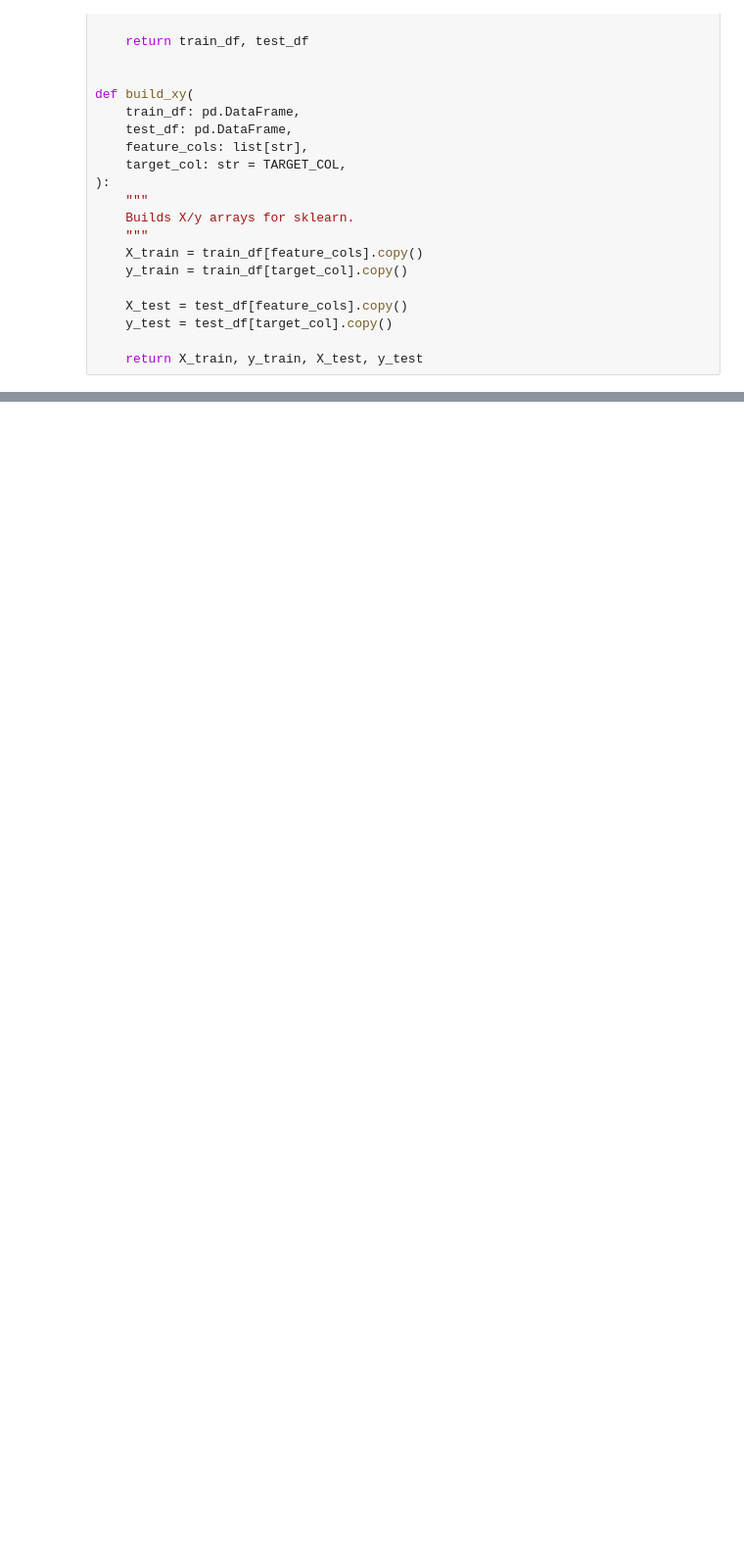
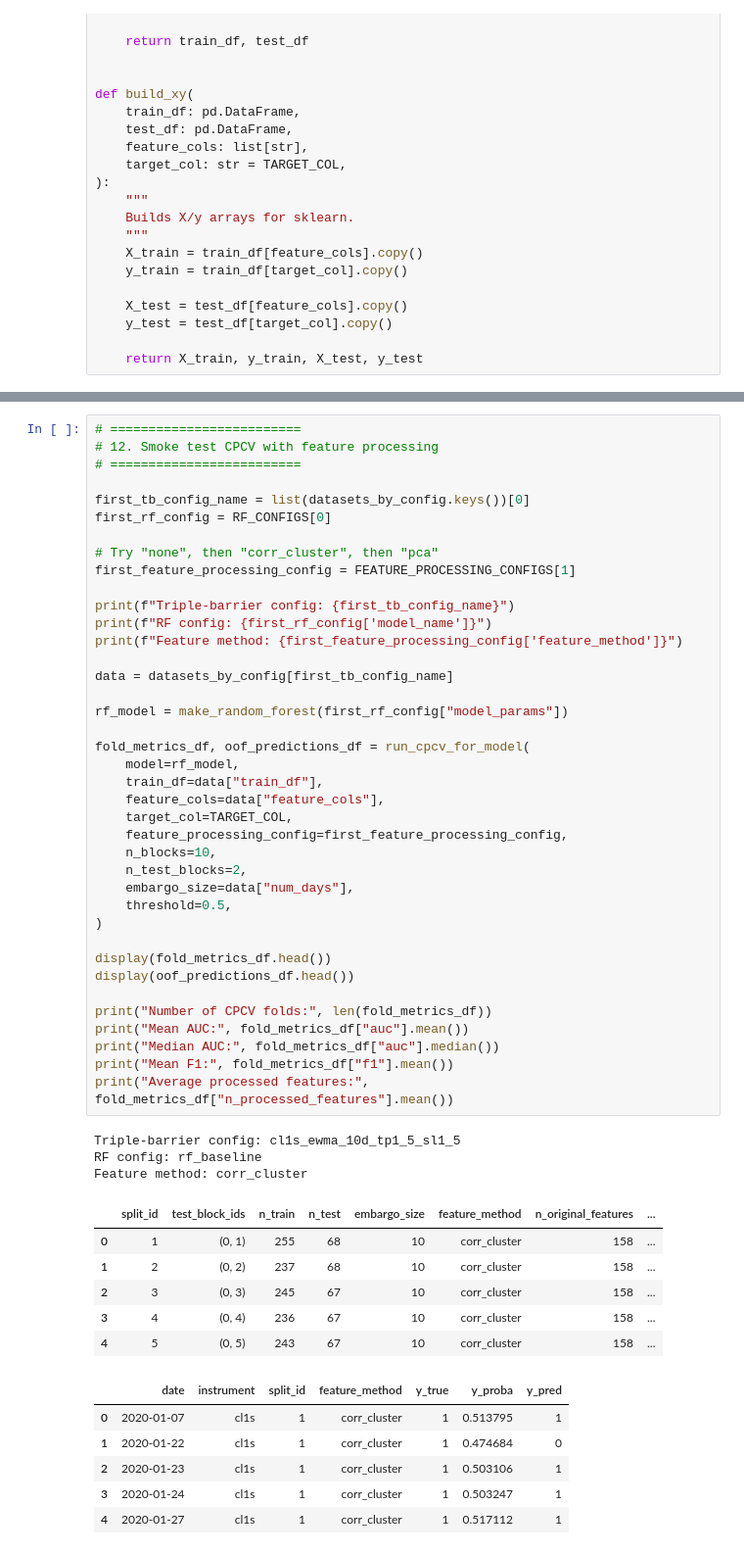
Before and after one commit to fa-jaa/systematic-strategies-with-machine-learning-Cw, a Jupyter notebook: 03_model_development/Tree/random_forest.ipynb, the cells around one changed output, grey strips where cells are left out. Shown at 98% size. Saved outputs shown, nothing was run; the diff lists cells and outputs as text; blank space fills up the shorter version.

Commit message:
Almost done with random forest lol

```diff
--- a/03_model_development/Tree/random_forest.ipynb
+++ b/03_model_development/Tree/random_forest.ipynb
@@ -531,0 +1930,55 @@ dtype: int64
+# %%
+# =========================
+# 12. Smoke test CPCV with feature processing
+# =========================
+
+first_tb_config_name = list(datasets_by_config.keys())[0]
+first_rf_config = RF_CONFIGS[0]
+
+# Try "none", then "corr_cluster", then "pca"
+first_feature_processing_config = FEATURE_PROCESSING_CONFIGS[1]
+
+print(f"Triple-barrier config: {first_tb_config_name}")
+print(f"RF config: {first_rf_config['model_name']}")
+print(f"Feature method: {first_feature_processing_config['feature_method']}")
+
+data = datasets_by_config[first_tb_config_name]
+
+rf_model = make_random_forest(first_rf_config["model_params"])
+
+fold_metrics_df, oof_predictions_df = run_cpcv_for_model(
+    model=rf_model,
+    train_df=data["train_df"],
+    feature_cols=data["feature_cols"],
+    target_col=TARGET_COL,
+    feature_processing_config=first_feature_processing_config,
+    n_blocks=10,
+    n_test_blocks=2,
+    embargo_size=data["num_days"],
+    threshold=0.5,
+)
+
+display(fold_metrics_df.head())
+display(oof_predictions_df.head())
+
+print("Number of CPCV folds:", len(fold_metrics_df))
+print("Mean AUC:", fold_metrics_df["auc"].mean())
+print("Median AUC:", fold_metrics_df["auc"].median())
+print("Mean F1:", fold_metrics_df["f1"].mean())
+print("Average processed features:", fold_metrics_df["n_processed_features"].mean())
+# %% [output]
+Triple-barrier config: cl1s_ewma_10d_tp1_5_sl1_5
+RF config: rf_baseline
+Feature method: corr_cluster
+|  | split_id | test_block_ids | n_train | n_test | embargo_size | feature_method | n_original_features | ... |
+| 0 | 1 | (0, 1) | 255 | 68 | 10 | corr_cluster | 158 | ... |
+| 1 | 2 | (0, 2) | 237 | 68 | 10 | corr_cluster | 158 | ... |
+| 2 | 3 | (0, 3) | 245 | 67 | 10 | corr_cluster | 158 | ... |
+| 3 | 4 | (0, 4) | 236 | 67 | 10 | corr_cluster | 158 | ... |
+| 4 | 5 | (0, 5) | 243 | 67 | 10 | corr_cluster | 158 | ... |
+|  | date | instrument | split_id | feature_method | y_true | y_proba | y_pred |
+| 0 | 2020-01-07 | cl1s | 1 | corr_cluster | 1 | 0.513795 | 1 |
+| 1 | 2020-01-22 | cl1s | 1 | corr_cluster | 1 | 0.474684 | 0 |
+| 2 | 2020-01-23 | cl1s | 1 | corr_cluster | 1 | 0.503106 | 1 |
+| 3 | 2020-01-24 | cl1s | 1 | corr_cluster | 1 | 0.503247 | 1 |
+| 4 | 2020-01-27 | cl1s | 1 | corr_cluster | 1 | 0.517112 | 1 |
```
Also changed, not shown: parts of 15 cells of this notebook, 2 other files.
